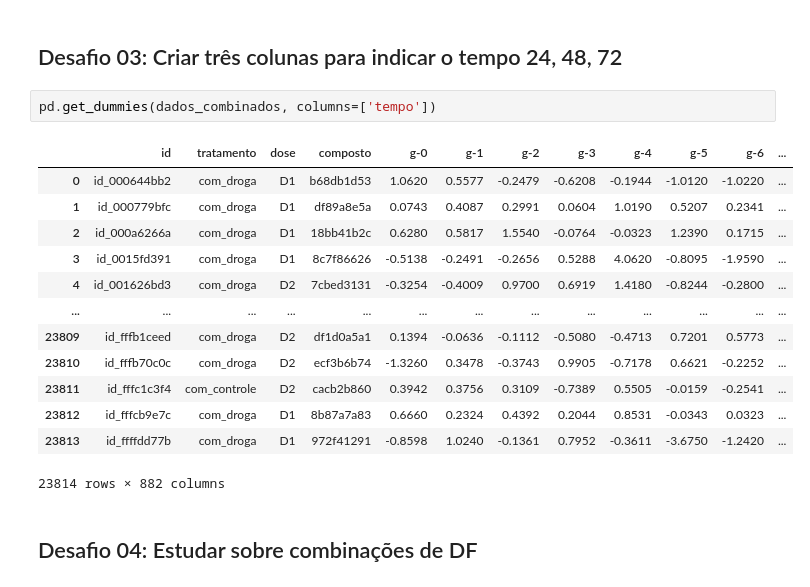
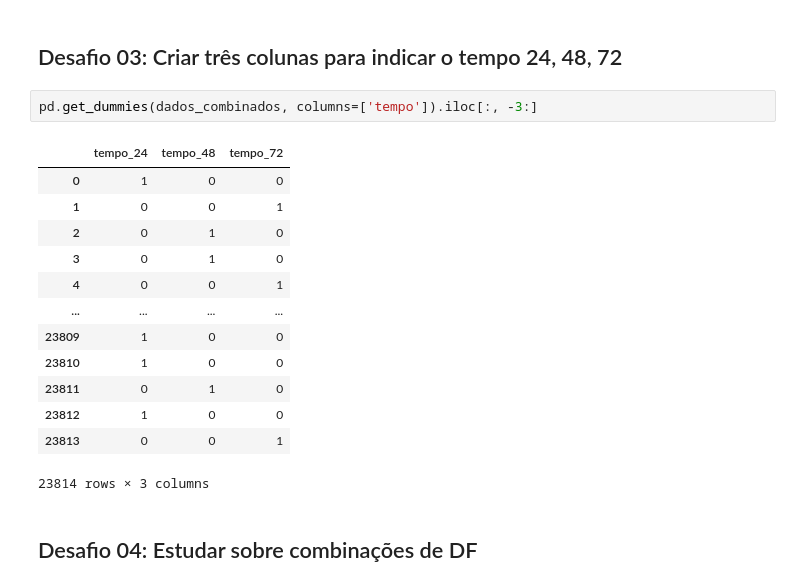
Before and after one commit to LucasDatilioCarderelli/ImersaoDados3, a Jupyter notebook: Aula_04.ipynb, the cells around one changed output. Saved outputs shown, nothing was run; the diff lists cells and outputs as text.

```diff
--- a/Aula_04.ipynb
+++ b/Aula_04.ipynb
@@ -375,21 +374,21 @@ dados_combinados
 # %% [markdown]
 ## Desafio 03: Criar três colunas para indicar o tempo 24, 48, 72
 # %%
-pd.get_dummies(dados_combinados, columns=['tempo'])
+pd.get_dummies(dados_combinados, columns=['tempo']).iloc[:, -3:]
 # %% [output]
-|  | id | tratamento | dose | composto | g-0 | g-1 | g-2 | g-3 | g-4 | g-5 | g-6 | ... |
-| 0 | id_000644bb2 | com_droga | D1 | b68db1d53 | 1.0620 | 0.5577 | -0.2479 | -0.6208 | -0.1944 | -1.0120 | -1.0220 | ... |
-| 1 | id_000779bfc | com_droga | D1 | df89a8e5a | 0.0743 | 0.4087 | 0.2991 | 0.0604 | 1.0190 | 0.5207 | 0.2341 | ... |
-| 2 | id_000a6266a | com_droga | D1 | 18bb41b2c | 0.6280 | 0.5817 | 1.5540 | -0.0764 | -0.0323 | 1.2390 | 0.1715 | ... |
-| 3 | id_0015fd391 | com_droga | D1 | 8c7f86626 | -0.5138 | -0.2491 | -0.2656 | 0.5288 | 4.0620 | -0.8095 | -1.9590 | ... |
-| 4 | id_001626bd3 | com_droga | D2 | 7cbed3131 | -0.3254 | -0.4009 | 0.9700 | 0.6919 | 1.4180 | -0.8244 | -0.2800 | ... |
-| ... | ... | ... | ... | ... | ... | ... | ... | ... | ... | ... | ... | ... |
-| 23809 | id_fffb1ceed | com_droga | D2 | df1d0a5a1 | 0.1394 | -0.0636 | -0.1112 | -0.5080 | -0.4713 | 0.7201 | 0.5773 | ... |
-| 23810 | id_fffb70c0c | com_droga | D2 | ecf3b6b74 | -1.3260 | 0.3478 | -0.3743 | 0.9905 | -0.7178 | 0.6621 | -0.2252 | ... |
-| 23811 | id_fffc1c3f4 | com_controle | D2 | cacb2b860 | 0.3942 | 0.3756 | 0.3109 | -0.7389 | 0.5505 | -0.0159 | -0.2541 | ... |
-| 23812 | id_fffcb9e7c | com_droga | D1 | 8b87a7a83 | 0.6660 | 0.2324 | 0.4392 | 0.2044 | 0.8531 | -0.0343 | 0.0323 | ... |
-| 23813 | id_ffffdd77b | com_droga | D1 | 972f41291 | -0.8598 | 1.0240 | -0.1361 | 0.7952 | -0.3611 | -3.6750 | -1.2420 | ... |
+|  | tempo_24 | tempo_48 | tempo_72 |
+| 0 | 1 | 0 | 0 |
+| 1 | 0 | 0 | 1 |
+| 2 | 0 | 1 | 0 |
+| 3 | 0 | 1 | 0 |
+| 4 | 0 | 0 | 1 |
+| ... | ... | ... | ... |
+| 23809 | 1 | 0 | 0 |
+| 23810 | 1 | 0 | 0 |
+| 23811 | 0 | 1 | 0 |
+| 23812 | 1 | 0 | 0 |
+| 23813 | 0 | 0 | 1 |
-23814 rows × 882 columns
+23814 rows × 3 columns
 # %% [markdown]
 ## Desafio 04: Estudar sobre combinações de DF
 # %% [markdown]
```
Also changed, not shown: parts of 8 cells of this notebook.
